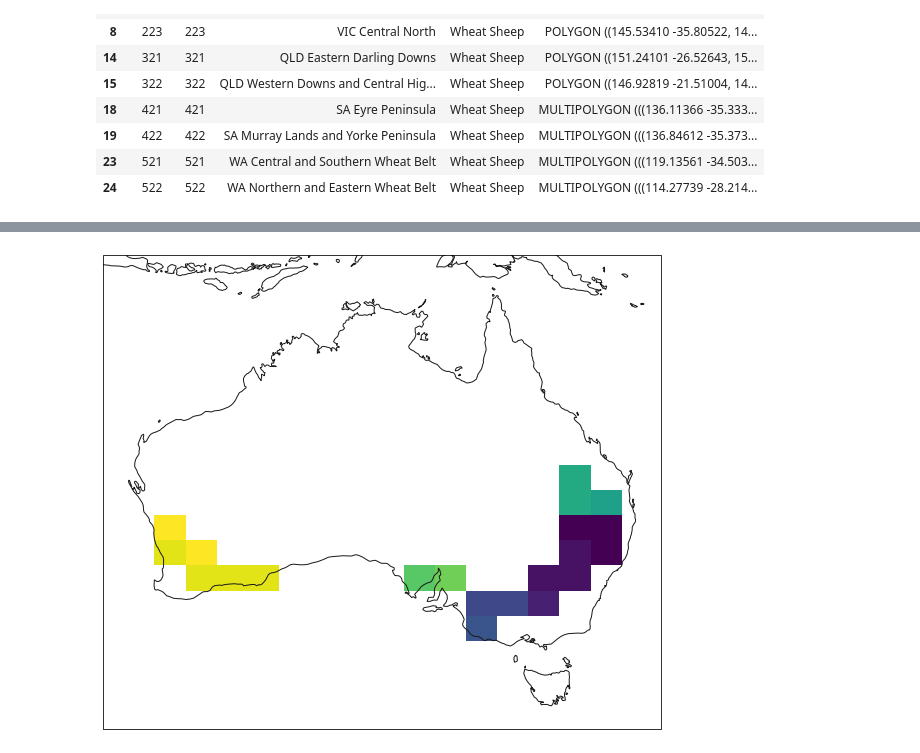
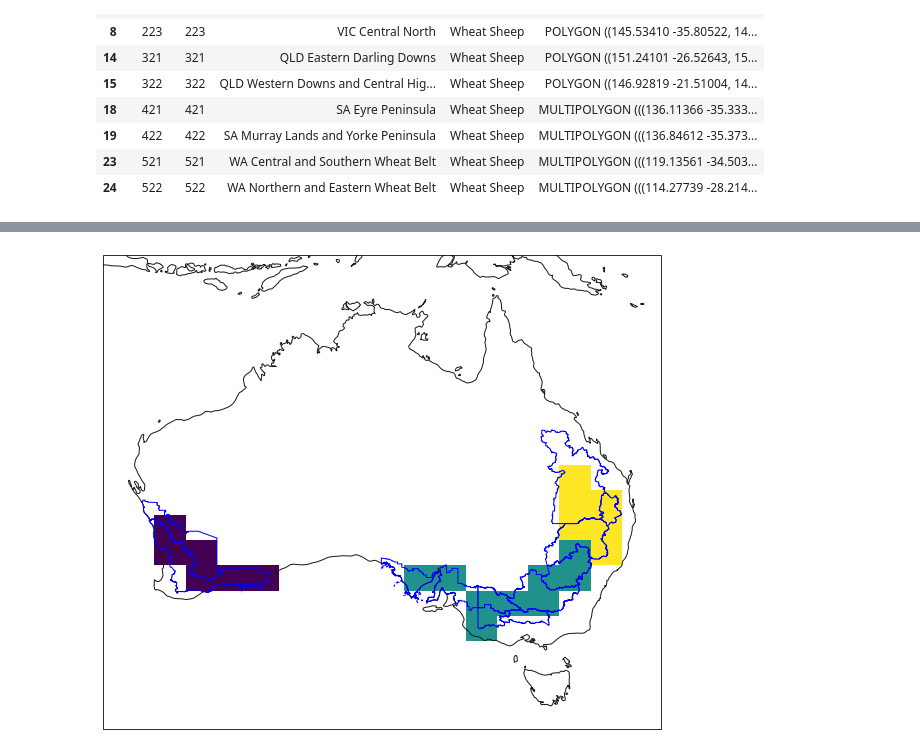
Before and after one commit to AusClimateService/unseen, a Jupyter notebook: notebooks/ag_regions.ipynb, the cells around one changed output, grey strips where cells are left out. Drawn from its saved outputs; the diff is of its cells as text; code cells hidden in the pictures.

Commit message:
Plot grid cells in each region

```diff
--- a/notebooks/ag_regions.ipynb
+++ b/notebooks/ag_regions.ipynb
@@ -87,8 +87,8 @@ plt.show()
 # %% [output]
 [figure]
 # %%
-wheat_sheep = abares[abares.zone == 'Wheat Sheep']
-wheat_sheep
+wheat_sheep_gp = abares[abares.zone == 'Wheat Sheep']
+wheat_sheep_gp
 # %% [output]
 |  | aagis | class | name | zone | geometry |
 | 1 | 121 | 121 | NSW North West Slopes and Plains | Wheat Sheep | POLYGON ((150.29716 -28.54252, 15... |
@@ -107,16 +123,41 @@ wheat_sheep
 lons = cafe['lon'].values
 lats = cafe['lat'].values
 
-mask = regionmask.mask_geopandas(wheat_sheep, lons, lats)
+mask = regionmask.mask_geopandas(wheat_sheep_gp, lons, lats)
+# %%
+# WA = 500
+# SE = 600
+# NE = 700
+
+region_values = {1: 700,
+                 2: 600,
+                 3: 600,
+                 6: 600,
+                 7: 600,
+                 8: 600,
+                14: 700,
+                15: 700,
+                18: 600,
+                19: 600,
+                23: 500,
+                24: 500}
+# %%
+for key, value in region_values.items():
+    mask = xr.where(mask == key, value, mask)
 # %%
-fig, ax = plt.subplots(figsize=(10, 10), subplot_kw=dict(projection=ccrs.PlateCarree()))
+proj = ccrs.PlateCarree()
+fig, ax = plt.subplots(figsize=(10, 10), subplot_kw=dict(projection=proj))
 
-mask.plot(ax=ax, transform=ccrs.PlateCarree(), add_colorbar=False,)
+h = mask.plot(ax=ax, transform=proj, add_colorbar=False)
+#cbar = plt.colorbar(h, orientation='horizontal')
+#cbar.set_ticks(np.array([500, 600, 700]))
+#cbar.set_ticklabels(['WA', 'SE', 'NE'])
+#cbar.set_label("region")
 
 ax.set_extent((xmin, xmax, ymin, ymax), crs=ccrs.PlateCarree())
-
 ax.coastlines(color="0.1")
+ax.add_geometries(wheat_sheep_gp.geometry, crs=proj, facecolor='none', edgecolor='blue')
 
 plt.show()
 # %% [output]
-[figure, old version]
+[figure, new version]
```
Also changed, not shown: parts of 2 cells of this notebook, 1 other file.
